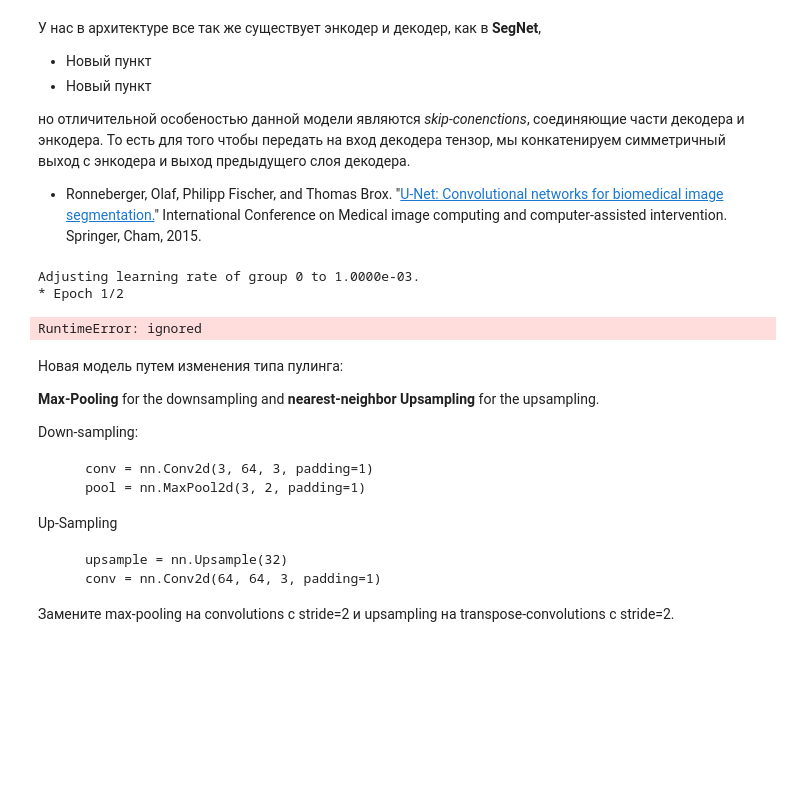
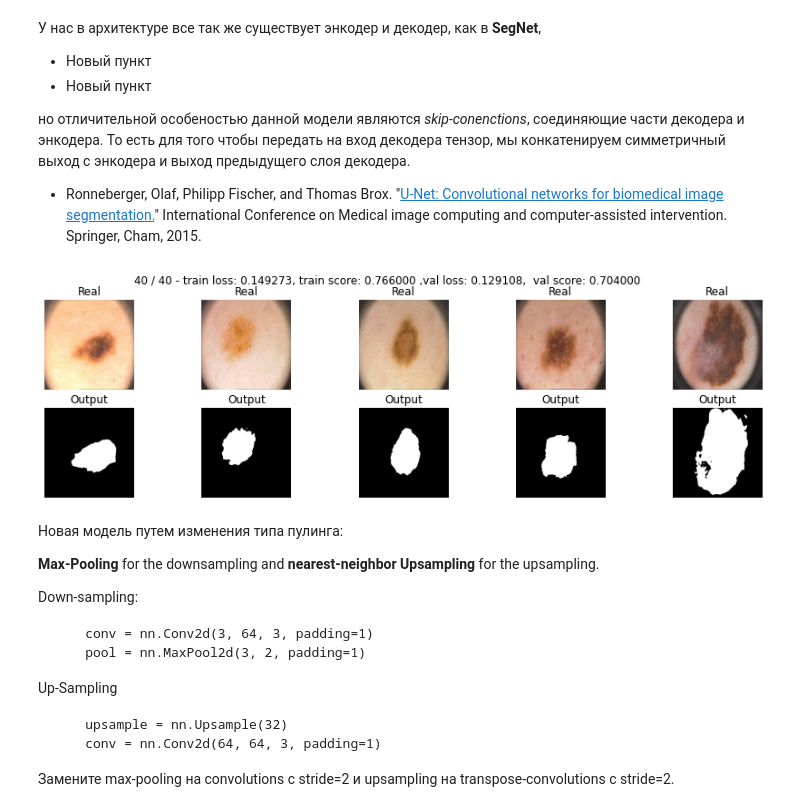
Before and after one commit to hukitoc94/DLS, a Jupyter notebook: semantic_segmentation_hukitoc94.ipynb, the cells around one changed output. Drawn from its saved outputs; the diff is of its cells as text; code cells hidden in the pictures; blank space fills up the shorter version.

```diff
--- a/semantic_segmentation_hukitoc94.ipynb
+++ b/semantic_segmentation_hukitoc94.ipynb
@@ -731,10 +732,10 @@ class UNet(nn.Module):
             nn.BatchNorm2d(64, momentum= batchNorm_momentum),
             nn.ReLU(),
             nn.Conv2d(64, label_nbr, kernel_size=3, padding=1),
-            nn.BatchNorm2d(label_nbr, momentum= batchNorm_momentum),
-            nn.ReLU(),
-            nn.Conv2d(label_nbr, label_nbr, kernel_size=3, padding=1),
-            nn.BatchNorm2d(label_nbr, momentum= batchNorm_momentum)
+         #   nn.BatchNorm2d(label_nbr, momentum= batchNorm_momentum),
+         #   nn.ReLU(),
+           # nn.Conv2d(label_nbr, label_nbr, kernel_size=3, padding=1),
+          #  nn.BatchNorm2d(label_nbr, momentum= batchNorm_momentum)
                   )
 
 
@@ -756,17 +757,9 @@ class UNet(nn.Module):
         d4 = F.max_unpool2d(b, id4, kernel_size=2, stride=2)
         d4 = self.stage4_de(torch.cat([e4,d4],1) )
         d3 = F.max_unpool2d(d4, id3, kernel_size=2, stride=2)
-        d3 = self.stage4_de(torch.cat([e3,d3],1) )
+        d3 = self.stage3_de(torch.cat([e3,d3],1) )
         d2 = F.max_unpool2d(d3, id2, kernel_size=2, stride=2)
-        d2 = self.stage4_de(torch.cat([e2,d2],1) )
+        d2 = self.stage2_de(torch.cat([e2,d2],1) )
         d1 = F.max_unpool2d(d2, id1, kernel_size=2, stride=2)
-        d1 = self.stage4_de(torch.cat([e1,d1],1) )
+        d1 = self.stage1_de(torch.cat([e1,d1],1) )
         return d1
-# %%
-UNet_BCE_results = model_result(UNet, bce_loss, "UNet_BCE", max_epochs =  2 )
-# %% [output]
-Adjusting learning rate of group 0 to 1.0000e-03.
-* Epoch 1/2
-RuntimeError: ignored
-# %%
-train(unet_model, optim.Adam(unet_model.parameters()), bce_loss, 20, data_tr, data_val)
@@ -775,3 +766,10 @@ score_model(unet_model, iou_pytorch, data_val)
+# %%
+UNet_BCE_results = model_result(UNet, bce_loss, "UNet_BCE")
+UNet_dice_results = model_result(UNet, bce_loss, "UNet_DICE")
+UNet_BCE_results = model_result(UNet, bce_loss, "UNet_FOCAL")
+UNet_boundary_results = model_result(UNet, bce_loss, "UNet_boundary")
+# %% [output]
+[figure, added]
 # %% [markdown]
 Новая модель путем изменения типа пулинга:
 
```
Also changed, not shown: parts of 17 cells of this notebook.
